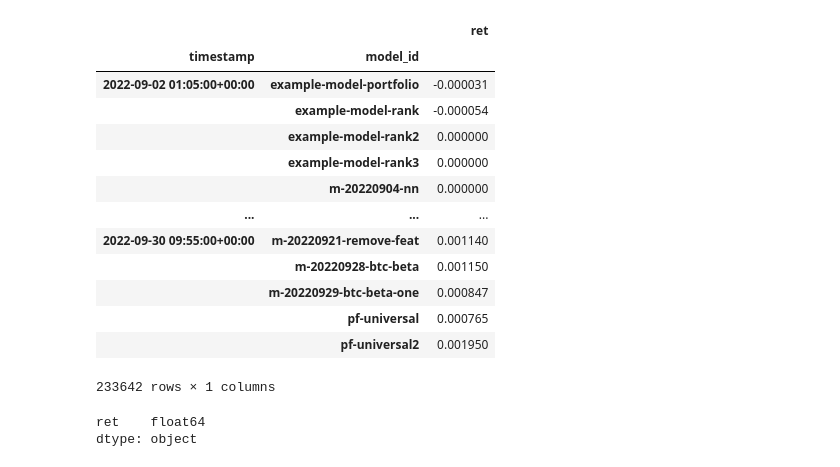
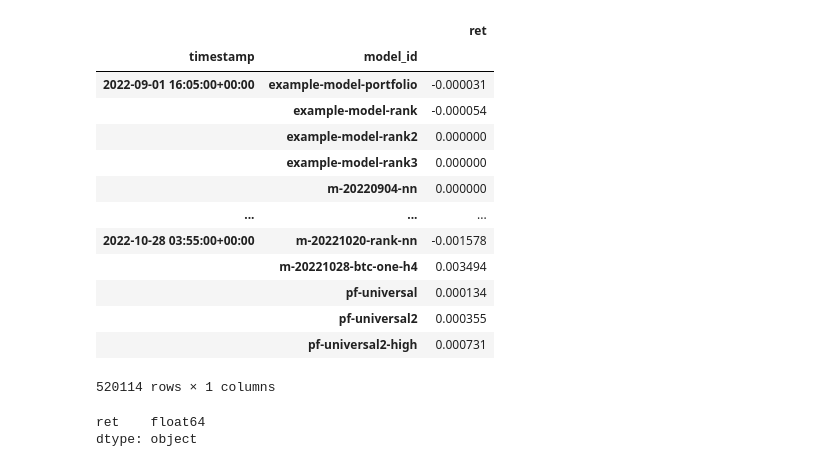
Before and after one commit to richmanbtc/alphapool-model, a Jupyter notebook: notebooks/convert_returns_csv.ipynb, the cells around one changed output. Cells and saved outputs as stored; diff of their text form; code cells hidden in the pictures.

```diff
--- a/notebooks/convert_returns_csv.ipynb
+++ b/notebooks/convert_returns_csv.ipynb
@@ -1,29 +1,31 @@
 # %%
 import pandas as pd
 
-df = pd.read_csv("/home/jovyan/data/Returns raw-data-2022-09-30 10_48_19.csv")
+# df = pd.read_csv("/home/jovyan/data/Returns raw-data-2022-09-30 10_48_19.csv")
+df = pd.read_csv("/home/jovyan/data/Returns raw-data-2022-10-28 13_57_45.csv")
 df = df.rename(columns={
     'time': 'timestamp',
 })
-df['timestamp'] = pd.to_datetime(df['timestamp'], utc=True)
+# df['timestamp'] = pd.to_datetime(df['timestamp'], utc=True)
+df['timestamp'] = pd.to_datetime(df['timestamp'] / 1000, unit='s', utc=True)
 df = df.set_index(['timestamp', 'model_id'])
 display(df)
 print(df.dtypes)
-df.to_parquet('/home/jovyan/data/20220930_returns.parquet')
+df.to_parquet('/home/jovyan/data/20221028_returns.parquet')
 # %% [output]
 |  |  | ret |
 | timestamp | model_id |  |
-| 2022-09-02 01:05:00+00:00 | example-model-portfolio | -0.000031 |
+| 2022-09-01 16:05:00+00:00 | example-model-portfolio | -0.000031 |
 |  | example-model-rank | -0.000054 |
 |  | example-model-rank2 | 0.000000 |
 |  | example-model-rank3 | 0.000000 |
 |  | m-20220904-nn | 0.000000 |
 | ... | ... | ... |
-| 2022-09-30 09:55:00+00:00 | m-20220921-remove-feat | 0.001140 |
-|  | m-20220928-btc-beta | 0.001150 |
-|  | m-20220929-btc-beta-one | 0.000847 |
-|  | pf-universal | 0.000765 |
-|  | pf-universal2 | 0.001950 |
+| 2022-10-28 03:55:00+00:00 | m-20221020-rank-nn | -0.001578 |
+|  | m-20221028-btc-one-h4 | 0.003494 |
+|  | pf-universal | 0.000134 |
+|  | pf-universal2 | 0.000355 |
+|  | pf-universal2-high | 0.000731 |
-233642 rows × 1 columns
+520114 rows × 1 columns
 ret    float64
 dtype: object
```
Also changed, not shown: parts of 1 cell of this notebook, 2 other files.
